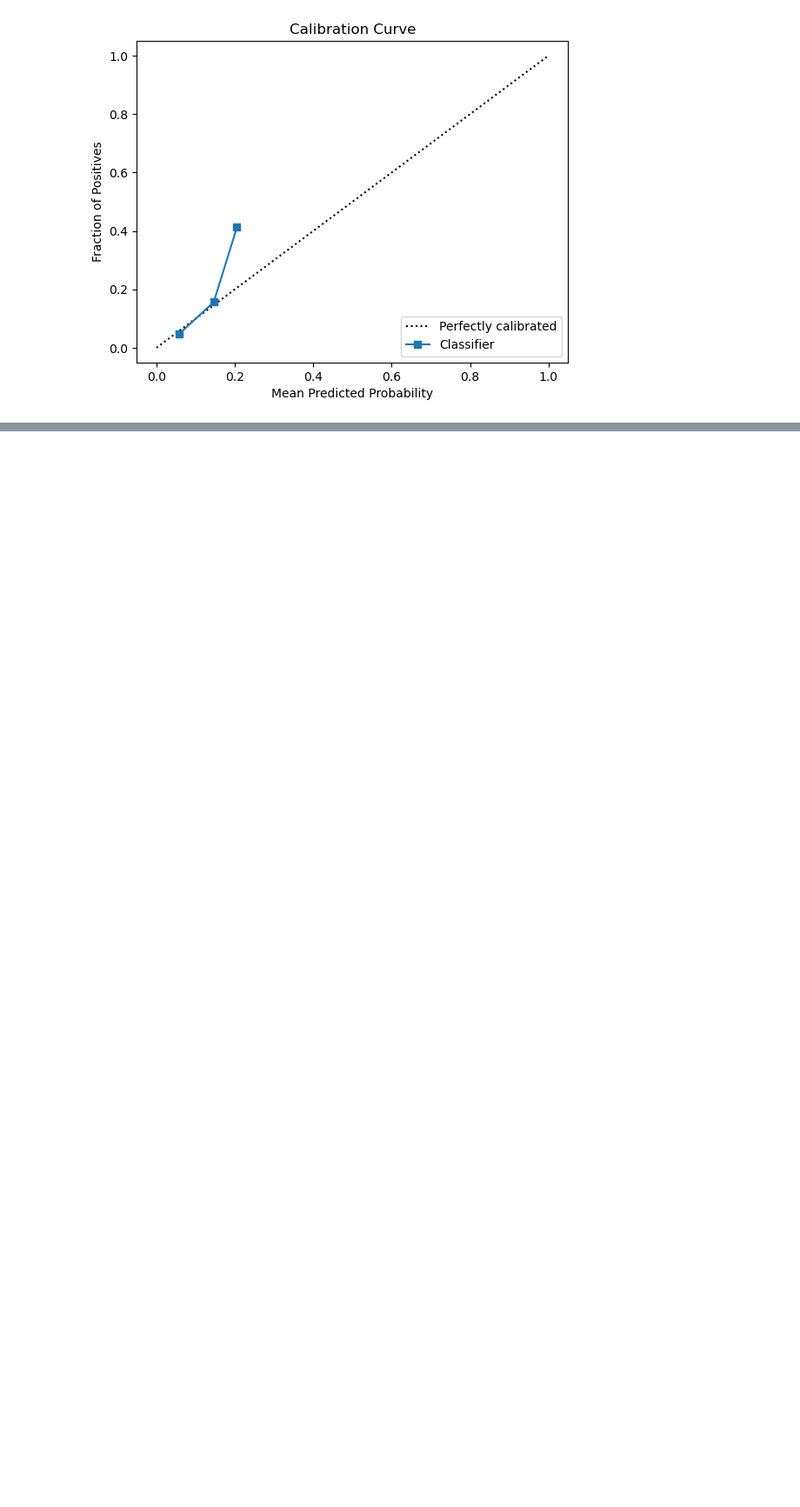
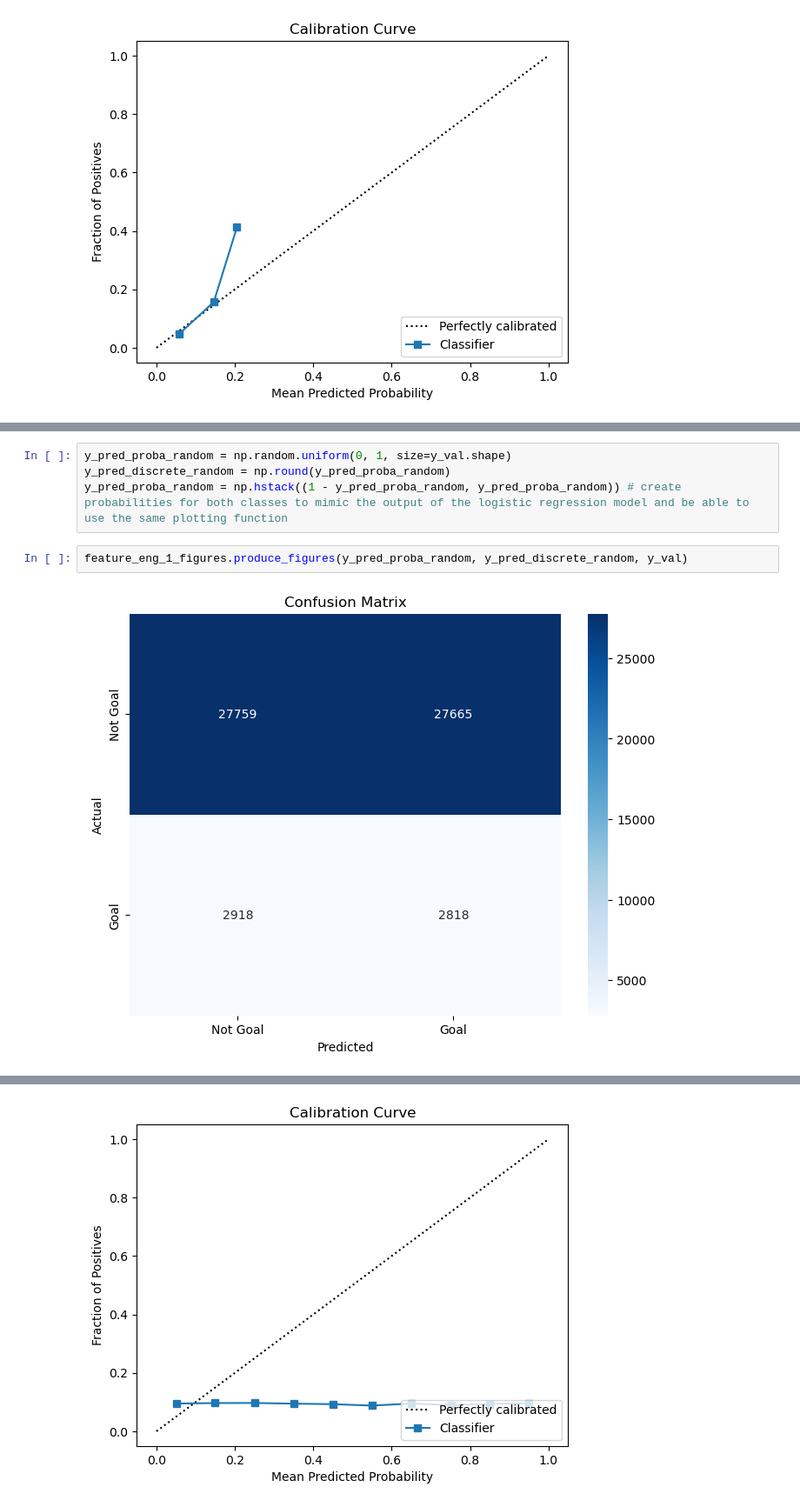
Before and after one commit to WilliamChidiac/NHL-goal-prediction, a Jupyter notebook: notebooks/feature_eng_1_models.ipynb, the cells around one changed output, grey strips where cells are left out. Shown at 87% size. Drawn from its saved outputs; the diff is of its cells as text; blank space fills up the shorter version.

Commit message:
[baseline models] added all the baseline models

```diff
--- a/notebooks/feature_eng_1_models.ipynb
+++ b/notebooks/feature_eng_1_models.ipynb
@@ -268,0 +214,8 @@ Accuracy: 0.9062132112491825
+# %%
+y_pred_proba_random = np.random.uniform(0, 1, size=y_val.shape)
+y_pred_discrete_random = np.round(y_pred_proba_random)
+y_pred_proba_random = np.hstack((1 - y_pred_proba_random, y_pred_proba_random)) # create probabilities for both classes to mimic the output of the logistic regression model and be able to use the same plotting function
+# %%
+feature_eng_1_figures.produce_figures(y_pred_proba_random, y_pred_discrete_random, y_val)
+# %% [output]
+[figure, added]
@@ -268,0 +225 @@ Accuracy: 0.9062132112491825
+[figure, added]
```
Also changed, not shown: parts of 16 cells of this notebook, 1 other file.
